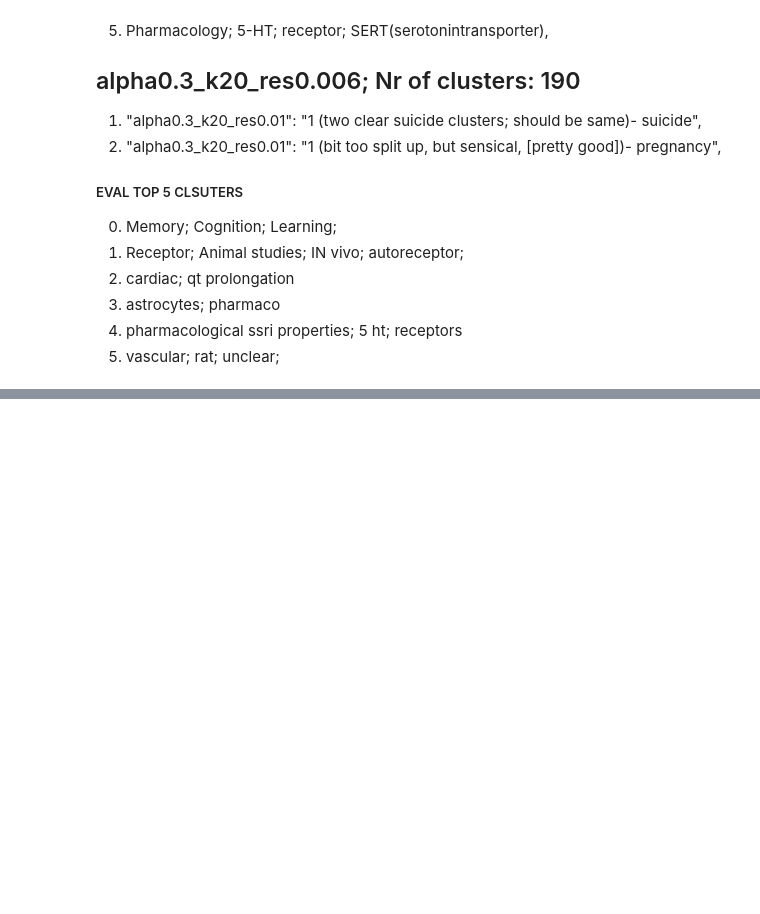
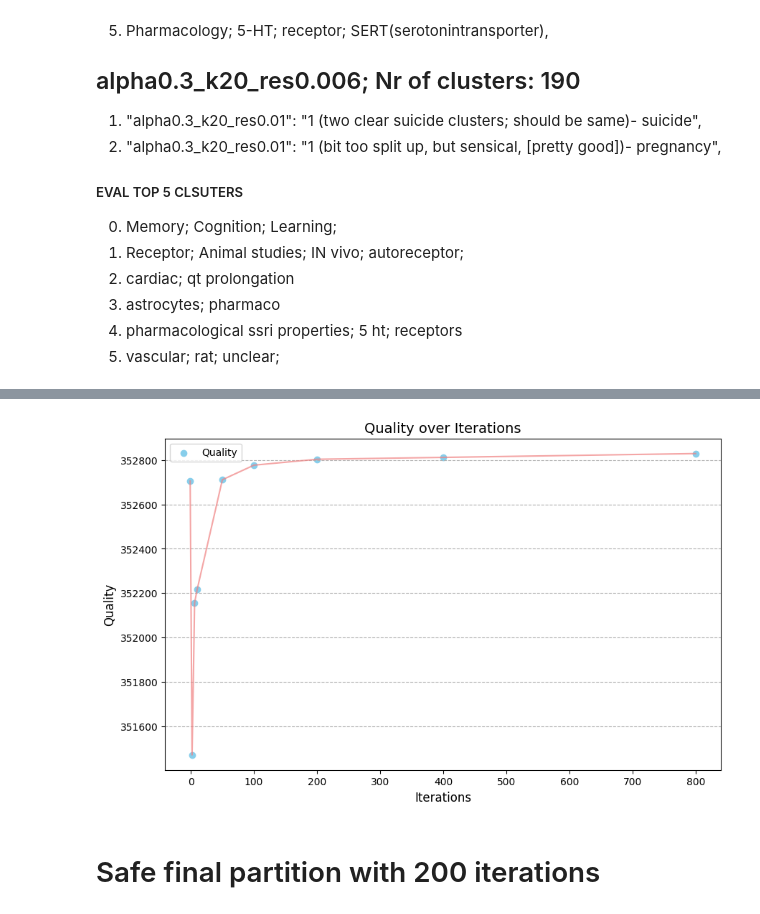
Before and after one commit to jarolim14/SSRI-Evolution, a Jupyter notebook: notebooks/07-CommunityDetection.ipynb, the cells around one changed output, grey strips where cells are left out. Saved outputs shown, nothing was run; the diff lists cells and outputs as text; code cells hidden in the pictures; blank space fills up the shorter version.

Commit message:
Refactor file paths, remove unused files, and update network creation code

```diff
--- a/notebooks/07-CommunityDetection.ipynb
+++ b/notebooks/07-CommunityDetection.ipynb
@@ -415,0 +418,5 @@ Params: alpha0.3_k10_res0.002; Nr of clusters: 148
+# %%
+for params, suma in analysis_data_dict.items():
+    print(f"Params: {params}")
+    print(f"Nr of clusters: {len(suma)}")
+    print("#" * 50)
@@ -491,7 +542,7 @@ params_scoring_pregnancy = {
 # %% [markdown]
 # last_selection_params
 # %%
-iterations = -1 # until not improved anymore
+iterations = -1  # until a partition is not an improvement over the previous one
 graph_summary_df_dict = {}
 
 last_selection_params = [
@@ -526,9 +577,7 @@ for params in last_selection_params:
     df_summary, cluster_titles_sheets_dict = ce.full_return()
 
     # save to excel
-    filepath = (
-        f"../output/tables/cluster-explorer/FinalSelect/SingleSolExplorer_{params}.xlsx"
-    )
+    filepath = f"../output/cluster-qualifications/cluster-explorer/FinalSelect/SingleSolExplorer_{params}.xlsx"
     NetworkAnalyzerUtils().clusters_excel_saver_with_hyperlinks(
         filepath, df_summary, cluster_titles_sheets_dict
     )
@@ -613,7 +662,7 @@ final_params_list = [
     "alpha0.3_k20_res0.005",
     "alpha0.3_k20_res0.006",
 ]
-iterations = -1 # until not improved anymore
+iterations = -1  # until not improved anymore
 
 for params in final_params_list:
     G = params_graph_dict[params.split("_res")[0]]
@@ -622,7 +671,7 @@ for params in final_params_list:
     pc.create_partition_from_cmpvertexpartition(
         n_iterations=iterations,
         resolution_parameter=resolution,
-        verbose=False,
+        verbose=True,
         cluster_column_name=f"cluster_{params}",
         centrality_column_name=f"centrality_{params}",
     )
@@ -643,9 +692,7 @@ for params in final_params_list:
     df_summary, cluster_titles_sheets_dict = ce.full_return()
 
     # save to excel
-    filepath = (
-        f"../output/tables/cluster-explorer/FinalSelect/SingleSolExplorer_{params}.xlsx"
-    )
+    filepath = f"../output/cluster-qualifications/cluster-explorer/FinalSelect/SingleSolExplorer_{params}.xlsx"
     NetworkAnalyzerUtils().clusters_excel_saver_with_hyperlinks(
         filepath, df_summary, cluster_titles_sheets_dict
     )
@@ -655,0 +785,42 @@ for params in final_params_list:
+# %%
+import matplotlib.pyplot as plt
+
+# Data Preparation (Assuming you already have quality_values and iterations)
+iterations = list(quality_values.keys())
+quality = list(quality_values.values())
+
+# Plotting with Enhanced Visuals
+plt.figure(figsize=(10, 6))  # Adjust figure size for better readability
+
+# Use scatter plot for discrete data points
+plt.scatter(
+    iterations, quality, marker="o", color="skyblue", label="Quality"
+)  # Add labels for the legend
+
+# Add a line plot to visualize the trend
+plt.plot(
+    iterations, quality, color="lightcoral", linestyle="-", alpha=0.7
+)  # Line plot with transparency
+
+plt.xlabel("Iterations", fontsize=12)
+plt.ylabel("Quality", fontsize=12)
+plt.title("Quality over Iterations", fontsize=14)
+
+# Improved Tick Labels and Gridlines
+plt.yticks(fontsize=10)
+plt.grid(axis="y", linestyle="--")  # Add subtle gridlines for better readability
+
+# Legend
+plt.legend()
+
+# Save Figure
+output_path = (
+    "../output/figures/leiden_iterations_quality_plot_alpha0.3_k10_res0.002.png"
+)
+plt.savefig(output_path, dpi=300)  # Save high-resolution figure
+
+plt.show()
+# %% [output]
+[figure, added]
+# %% [markdown]
+# Safe final partition with 200 iterations
```
Also changed, not shown: parts of 17 cells of this notebook, 17 other files.
